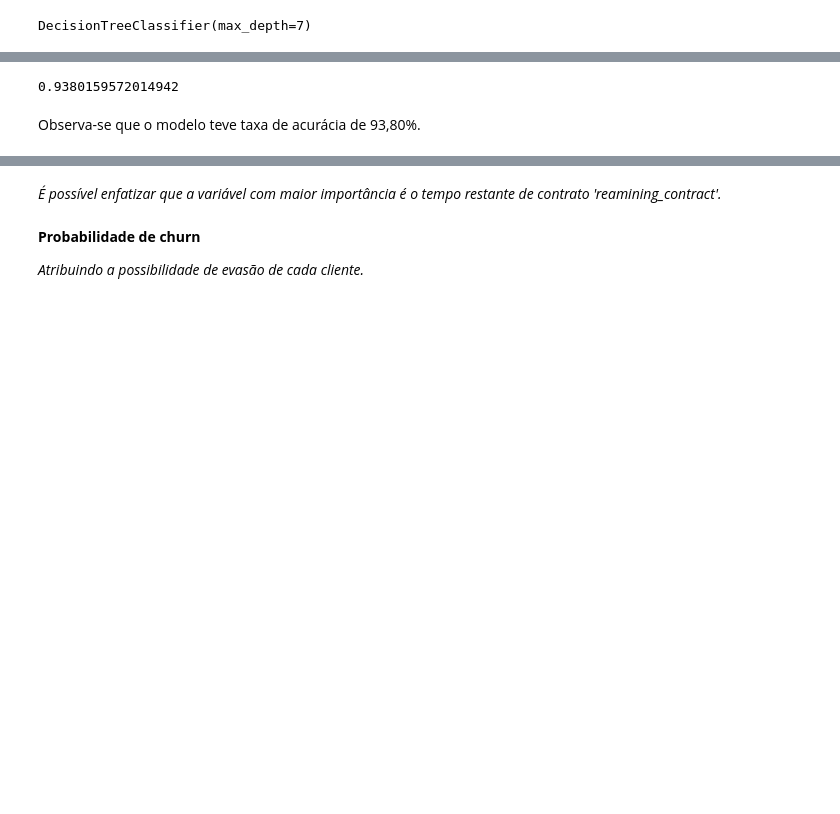
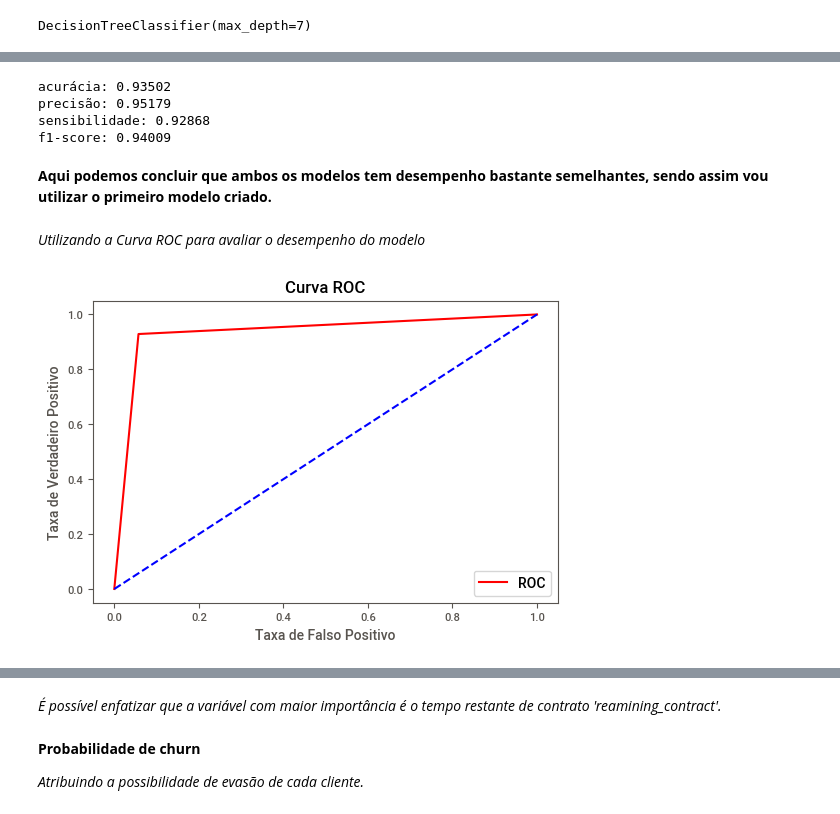
Before and after one commit to JosenildoJunior/Internet_service_churn, a Jupyter notebook: Internet_service_churn.ipynb, the cells around one changed output, grey strips where cells are left out. Cells and saved outputs as stored; diff of their text form; code cells hidden in the pictures; blank space fills up the shorter version.

```diff
--- a/Internet_service_churn.ipynb
+++ b/Internet_service_churn.ipynb
@@ -707,11 +737,21 @@ All      9713  11970  21683
-# %%
-# Testando a acuracia do modelo
-score = accuracy_score(y_teste, pred)
-score
-# %% [output]
-0.9380159572014942
-# %% [markdown]
-Observa-se que o modelo teve taxa de acurácia de 93,80%.
+# %%
+# Observando as métricas do modelo, em comparação com novos dados
+metricas(y_teste, pred2.round())
+# %% [output]
+acurácia: 0.93502
+precisão: 0.95179
+sensibilidade: 0.92868
+f1-score: 0.94009
+# %% [markdown]
+**Aqui podemos concluir que ambos os modelos tem desempenho bastante semelhantes, sendo assim vou utilizar o primeiro modelo criado.**
+# %% [markdown]
+*Utilizando a Curva ROC para avaliar o desempenho do modelo*
+# %%
+# Fazendo as comparações e exibindo o gráfico da curva
+x, y, thresholds = roc_curve(y_teste, pred2)
+plot_curva_roc(x, y)
+# %% [output]
+[figure, added]
 # %%
 #Analisando a importância de cada variável
 modelo_ar.feature_importances_
```
Also changed, not shown: parts of 36 cells of this notebook.
